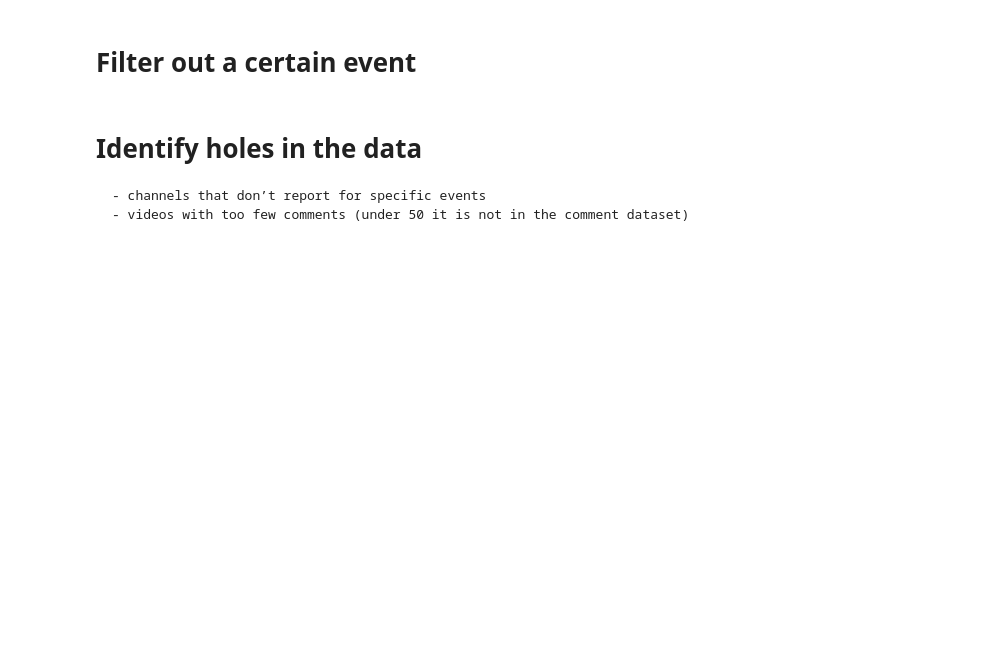
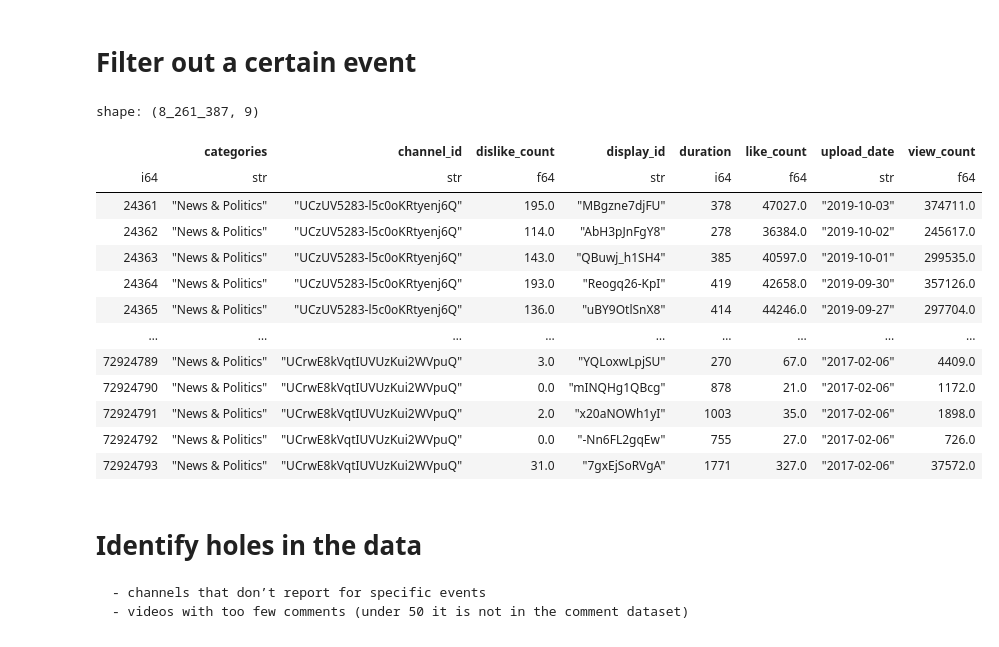
Before and after one commit to epfl-ada/ada-2024-project-lil0mohammadali, a Jupyter notebook: analysis.ipynb, the cells around one changed output. Saved outputs shown, nothing was run; the diff lists cells and outputs as text; code cells hidden in the pictures; blank space fills up the shorter version.

```diff
--- a/analysis.ipynb
+++ b/analysis.ipynb
@@ -18,5 +18,23 @@ num_comments = pl.read_csv("./../data/num_comments.tsv", separator='\t')
 #rename channel id columns to all have the same name
 filtered_df_ch = filtered_df_ch.rename({'channel':'channel_id'})
 filtered_df_timeseries = filtered_df_timeseries.rename({'channel':'channel_id'})
+# %%
+filtered_df_vid = filtered_df_vid.filter(pl.col('categories') == 'News & Politics')
+filtered_df_vid
+# %% [output]
+shape: (8_261_387, 9)
+|  | categories | channel_id | dislike_count | display_id | duration | like_count | upload_date | view_count |
+| i64 | str | str | f64 | str | i64 | f64 | str | f64 |
+| 24361 | "News & Politics" | "UCzUV5283-l5c0oKRtyenj6Q" | 195.0 | "MBgzne7djFU" | 378 | 47027.0 | "2019-10-03" | 374711.0 |
+| 24362 | "News & Politics" | "UCzUV5283-l5c0oKRtyenj6Q" | 114.0 | "AbH3pJnFgY8" | 278 | 36384.0 | "2019-10-02" | 245617.0 |
+| 24363 | "News & Politics" | "UCzUV5283-l5c0oKRtyenj6Q" | 143.0 | "QBuwj_h1SH4" | 385 | 40597.0 | "2019-10-01" | 299535.0 |
+| 24364 | "News & Politics" | "UCzUV5283-l5c0oKRtyenj6Q" | 193.0 | "Reogq26-KpI" | 419 | 42658.0 | "2019-09-30" | 357126.0 |
+| 24365 | "News & Politics" | "UCzUV5283-l5c0oKRtyenj6Q" | 136.0 | "uBY9OtlSnX8" | 414 | 44246.0 | "2019-09-27" | 297704.0 |
+| … | … | … | … | … | … | … | … | … |
+| 72924789 | "News & Politics" | "UCrwE8kVqtIUVUzKui2WVpuQ" | 3.0 | "YQLoxwLpjSU" | 270 | 67.0 | "2017-02-06" | 4409.0 |
+| 72924790 | "News & Politics" | "UCrwE8kVqtIUVUzKui2WVpuQ" | 0.0 | "mINQHg1QBcg" | 878 | 21.0 | "2017-02-06" | 1172.0 |
+| 72924791 | "News & Politics" | "UCrwE8kVqtIUVUzKui2WVpuQ" | 2.0 | "x20aNOWh1yI" | 1003 | 35.0 | "2017-02-06" | 1898.0 |
+| 72924792 | "News & Politics" | "UCrwE8kVqtIUVUzKui2WVpuQ" | 0.0 | "-Nn6FL2gqEw" | 755 | 27.0 | "2017-02-06" | 726.0 |
+| 72924793 | "News & Politics" | "UCrwE8kVqtIUVUzKui2WVpuQ" | 31.0 | "7gxEjSoRVgA" | 1771 | 327.0 | "2017-02-06" | 37572.0 |
 # %%
 #filter by date
```
Also changed, not shown: parts of 30 cells of this notebook, 2 other files.
